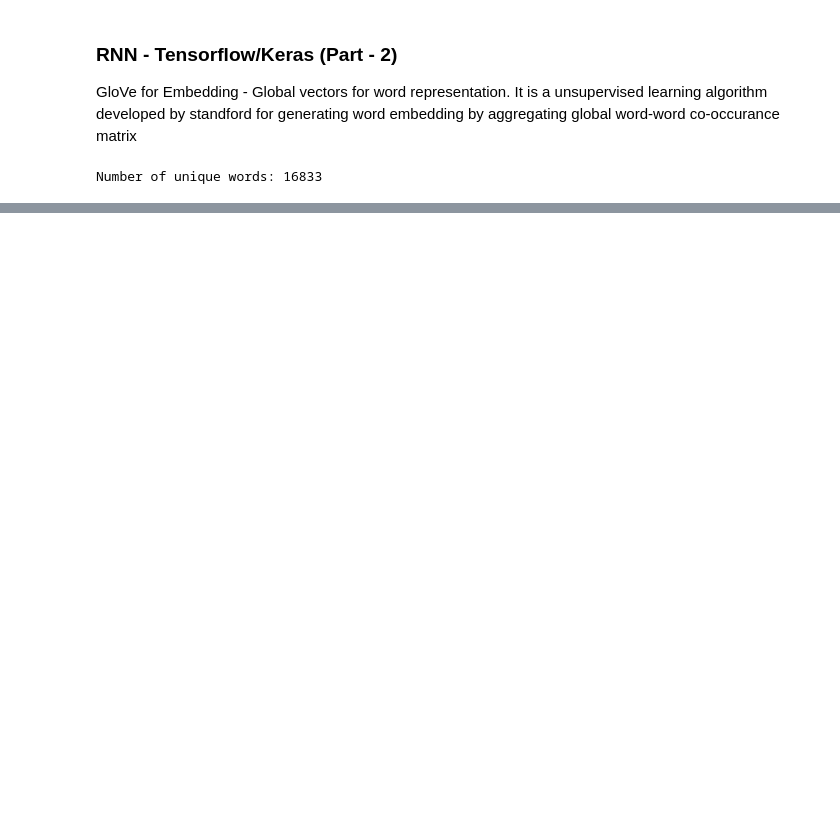
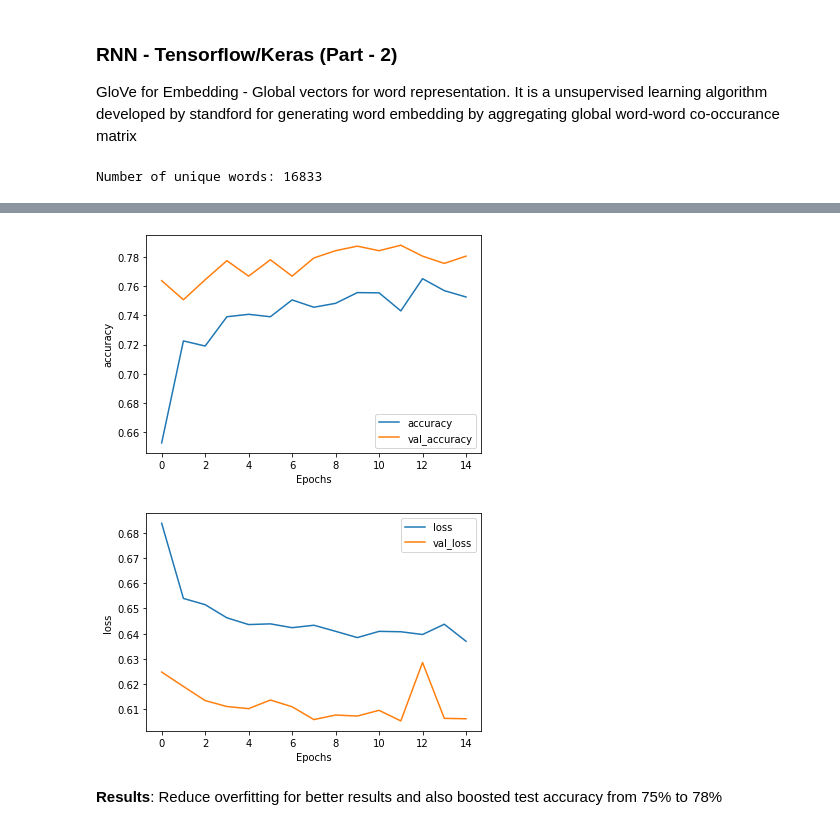
Before and after one commit to Sagar401/Natural_Language_Processing, a Jupyter notebook: Second_Report.ipynb, the cells around one changed output, grey strips where cells are left out. Cells and saved outputs as stored; diff of their text form; code cells hidden in the pictures; blank space fills up the shorter version.

```diff
--- a/Second_Report.ipynb
+++ b/Second_Report.ipynb
@@ -670,20 +695,17 @@ training_labels = np.array(training_labels)
 test_padded = np.array(test_padded)
 test_labels = np.array(test_labels)
 # %%
-model=Sequential()
+model = tf.keras.Sequential([
+    tf.keras.layers.Embedding(num_words,100,embeddings_initializer=Constant(embedding_matrix),
+                   input_length=MAX_LEN,trainable=False),
+    tf.keras.layers.SpatialDropout1D(0.2),
+    tf.keras.layers.LSTM(64, dropout=0.2, recurrent_dropout=0.2),
+    tf.keras.layers.Dense(1, activation='sigmoid')
+])
 
-embedding=Embedding(num_words,100,embeddings_initializer=Constant(embedding_matrix),
-                   input_length=MAX_LEN,trainable=False)
-
-model.add(embedding)
-model.add(SpatialDropout1D(0.2))
-model.add(LSTM(64, dropout=0.2, recurrent_dropout=0.2))
-model.add(Dense(1, activation='sigmoid'))
-
-
-optimzer=Adam(lr=1e-5)
-
-model.compile(loss='binary_crossentropy',optimizer=optimzer,metrics=['accuracy'])
+model.compile(loss=tf.keras.losses.BinaryCrossentropy(from_logits=True),
+              optimizer=tf.keras.optimizers.Adam(1e-5),
+              metrics=['accuracy'])
 # %%
 model.summary()
 # %% [output]
@@ -728,0 +748,16 @@ plot_graphs(history, "loss")
+# %%
+def plot_graphs(history, string):
+  plt.plot(history.history[string])
+  plt.plot(history.history['val_'+string])
+  plt.xlabel("Epochs")
+  plt.ylabel(string)
+  plt.legend([string, 'val_'+string])
+  plt.show()
+
+plot_graphs(history, "accuracy")
+plot_graphs(history, "loss")
+# %% [output]
+[figure, added]
+[figure, added]
+# %% [markdown]
+**Results**: Reduce overfitting for better results and also boosted test accuracy from 75% to 78%
```
Also changed, not shown: parts of 18 cells of this notebook.
